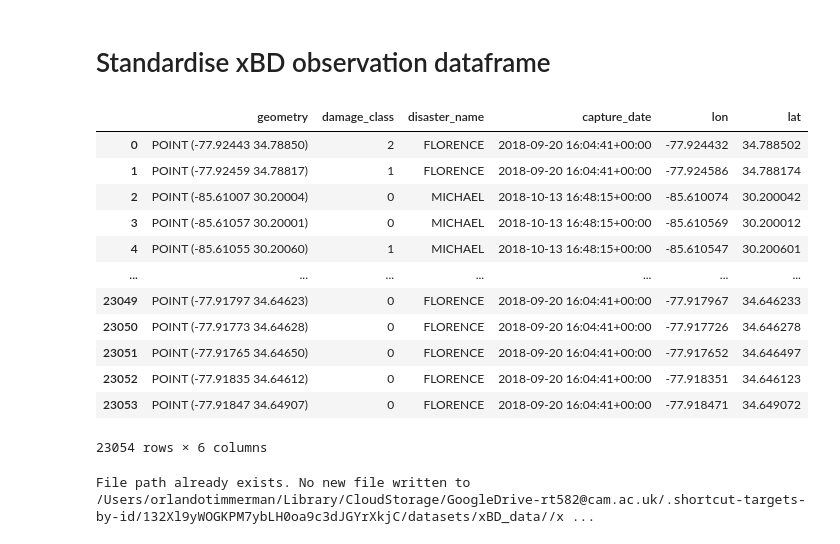
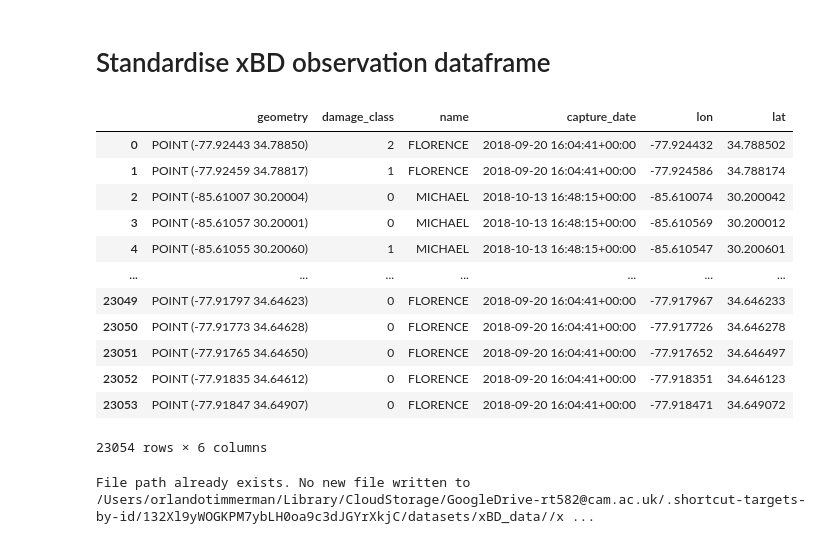
Before and after one commit to ai4er-cdt/hurricane-harm-herald, a Jupyter notebook: notebooks/process_dfs_for_weather.ipynb, the cells around one changed output. Cells and saved outputs as stored; diff of their text form; code cells hidden in the pictures.

```diff
--- a/notebooks/process_dfs_for_weather.ipynb
+++ b/notebooks/process_dfs_for_weather.ipynb
@@ -150,11 +115,12 @@ def standardise_xbd_obs_df(
 # %%
 df_xbd_points_path_dir = google_drive_personal_key + 'datasets/xBD_data/'
 df_xbd_pkl_filename = 'df_points_posthurr.pkl'
 df_xbd_points_path = '/'.join((df_xbd_points_path_dir,df_xbd_pkl_filename))
 
 df_xbd_points = pd.read_pickle(df_xbd_points_path)
+df_xbd_points = gtc_functions.standardise_xbd_obs_df(df_xbd_points)
 # %% [output]
-|  | geometry | damage_class | disaster_name | capture_date | lon | lat |
+|  | geometry | damage_class | name | capture_date | lon | lat |
 | 0 | POINT (-77.92443 34.78850) | 2 | FLORENCE | 2018-09-20 16:04:41+00:00 | -77.924432 | 34.788502 |
 | 1 | POINT (-77.92459 34.78817) | 1 | FLORENCE | 2018-09-20 16:04:41+00:00 | -77.924586 | 34.788174 |
 | 2 | POINT (-85.61007 30.20004) | 0 | MICHAEL | 2018-10-13 16:48:15+00:00 | -85.610074 | 30.200042 |
```
Also changed, not shown: parts of 3 cells of this notebook.
